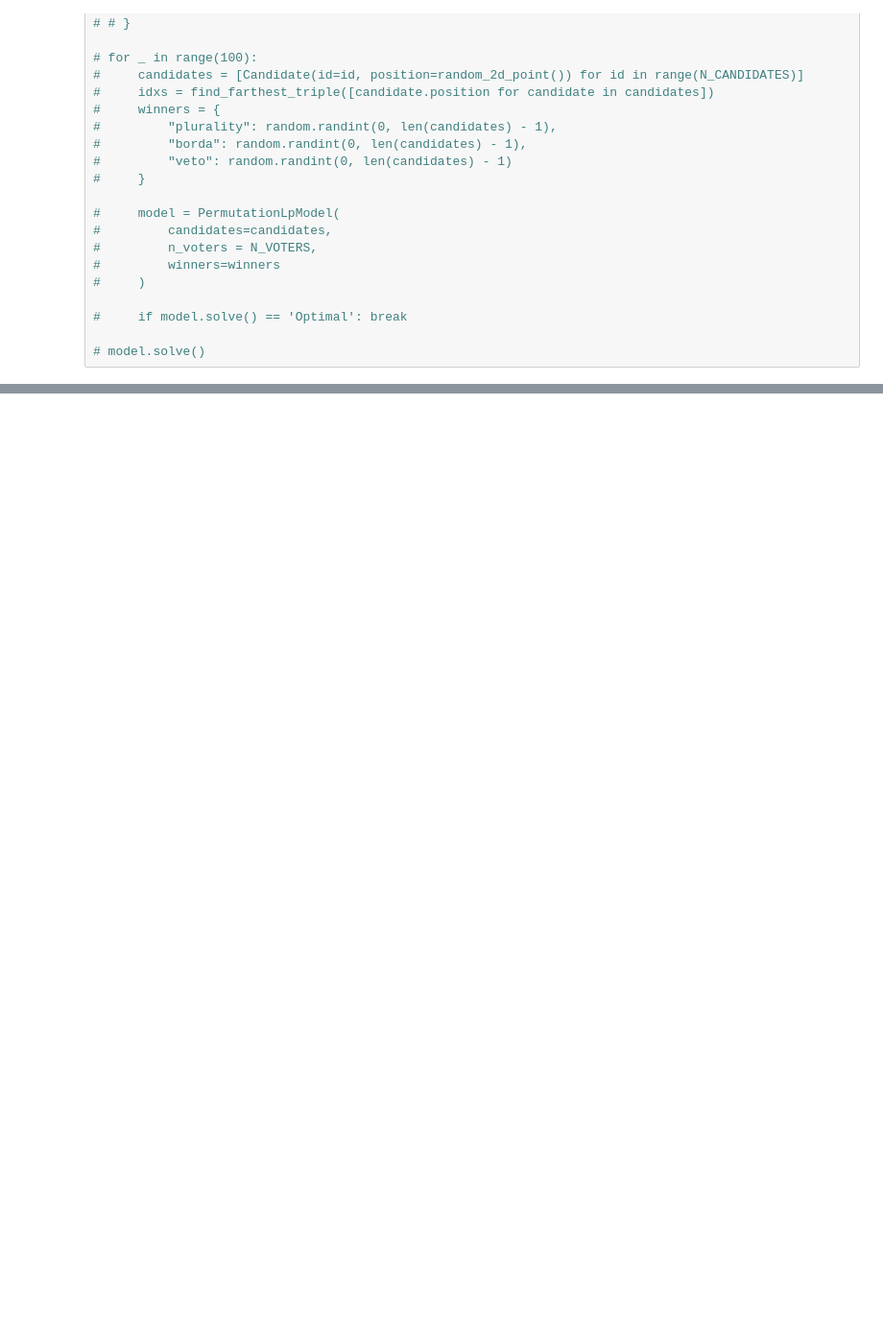
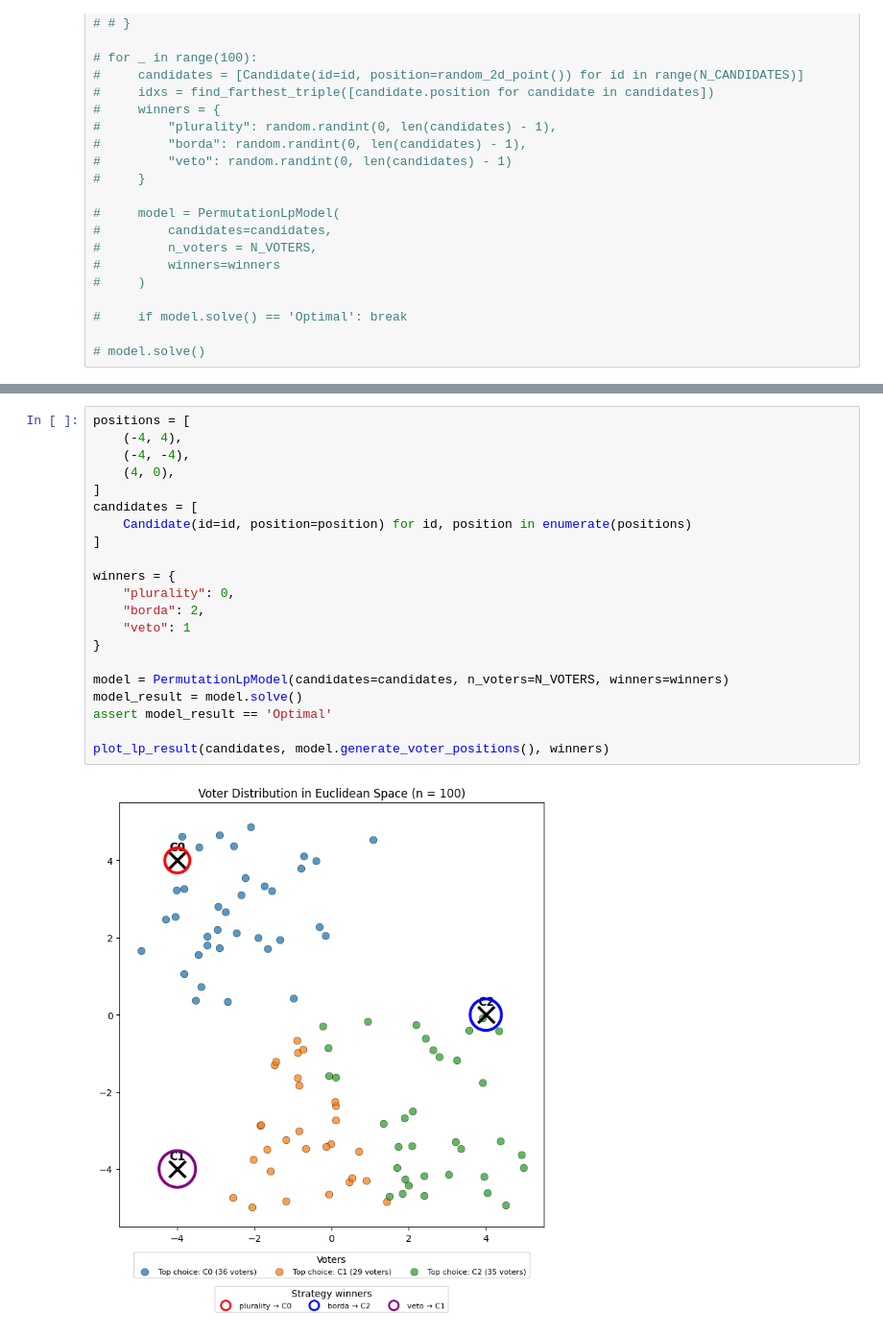
Before and after one commit to pawlowiczf/Euclidean-choices, a Jupyter notebook: code/main/lp.ipynb, the cells around one changed output, grey strips where cells are left out. Shown at 96% size. Drawn from its saved outputs; the diff is of its cells as text; blank space fills up the shorter version.

```diff
--- a/code/main/lp.ipynb
+++ b/code/main/lp.ipynb
@@ -80,0 +98,23 @@ plot_lp_result(candidates, model.generate_voter_positions(), winners)
+# %%
+positions = [
+    (-4, 4),
+    (-4, -4),
+    (4, 0),
+]
+candidates = [
+    Candidate(id=id, position=position) for id, position in enumerate(positions)
+]
+
+winners = {
+    "plurality": 0,
+    "borda": 2,
+    "veto": 1
+}
+
+model = PermutationLpModel(candidates=candidates, n_voters=N_VOTERS, winners=winners)
+model_result = model.solve()
+assert model_result == 'Optimal'
+
+plot_lp_result(candidates, model.generate_voter_positions(), winners)
+# %% [output]
+[figure, added]
```
Also changed, not shown: parts of 4 cells of this notebook, 2 other files.
